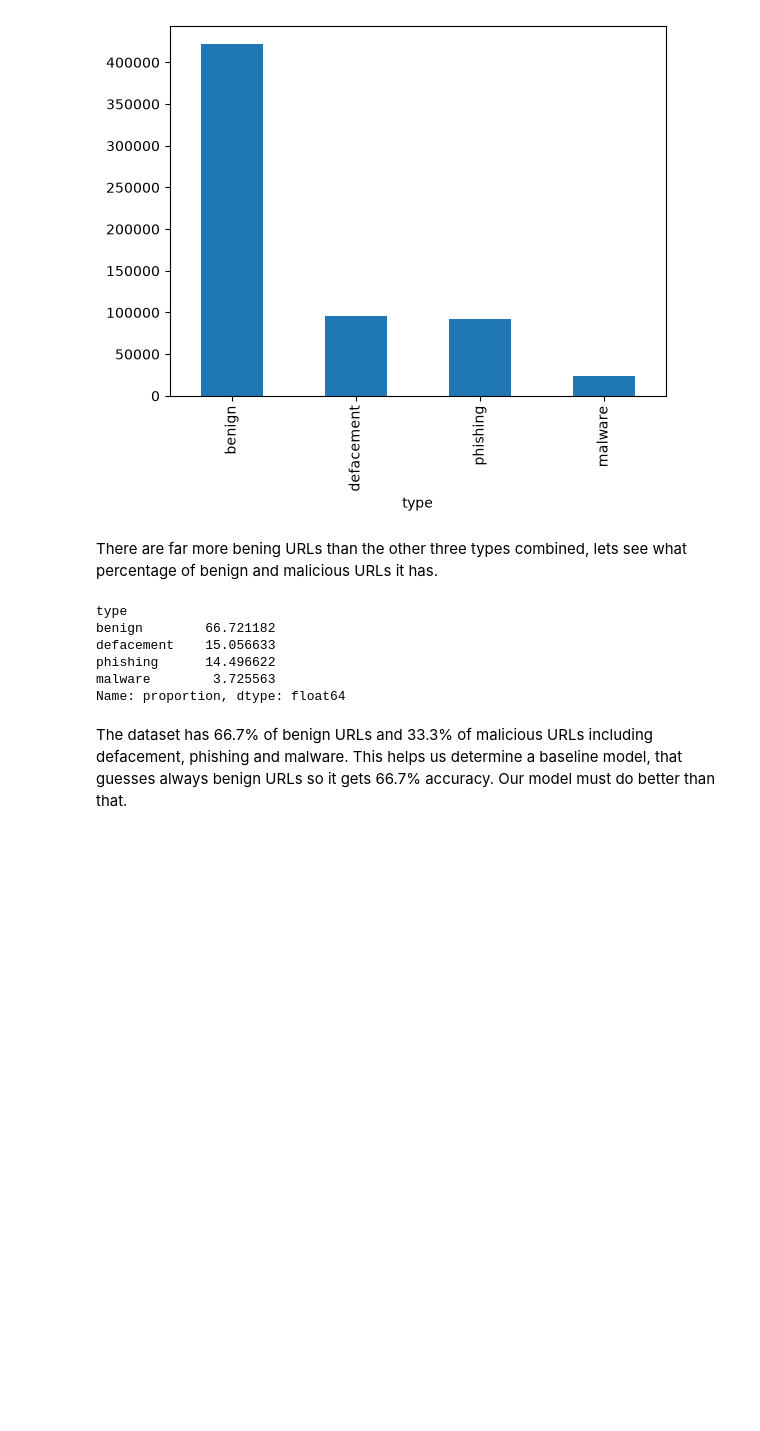
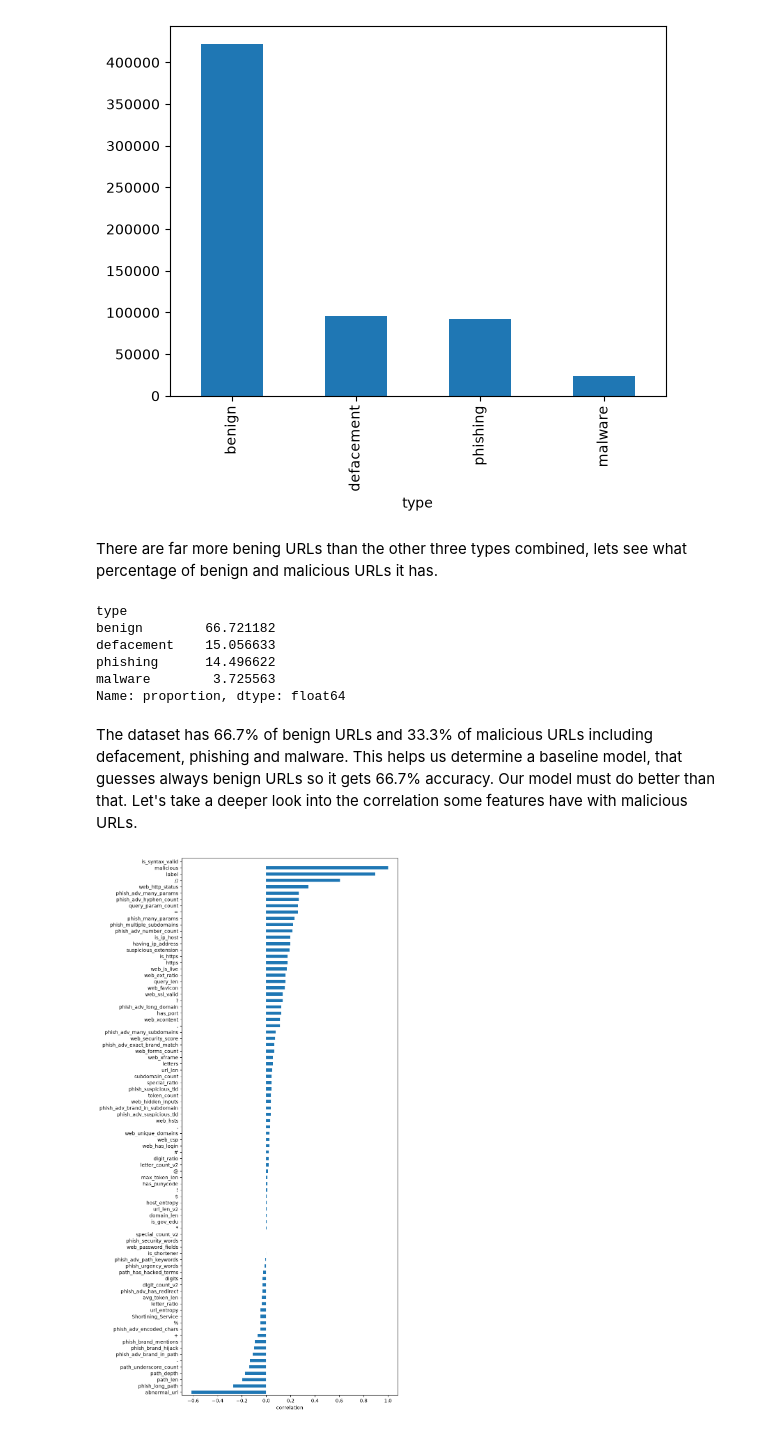
Before and after one commit to JuanCruzRL/url_detection, a Jupyter notebook: src/data_exploration.ipynb, the cells around one changed output. Drawn from its saved outputs; the diff is of its cells as text; code cells hidden in the pictures; blank space fills up the shorter version.

```diff
--- a/src/data_exploration.ipynb
+++ b/src/data_exploration.ipynb
@@ -77,4 +77,13 @@ phishing      14.496622
 malware        3.725563
 Name: proportion, dtype: float64
 # %% [markdown]
-The dataset has 66.7% of benign URLs and 33.3% of malicious URLs including defacement, phishing and malware. This helps us determine a baseline model, that guesses always benign URLs so it gets 66.7% accuracy. Our model must do better than that.
+The dataset has 66.7% of benign URLs and 33.3% of malicious URLs including defacement, phishing and malware. This helps us determine a baseline model, that guesses always benign URLs so it gets 66.7% accuracy. Our model must do better than that. Let's take a deeper look into the correlation some features have with malicious URLs.
+# %%
+df["malicious"] = (df["label"] != 0).astype(int)
+
+corr = df.corr(numeric_only=True)["malicious"].sort_values()
+corr.plot(kind="barh", figsize=(8,20))
+plt.xlabel("correlation")
+plt.show()
+# %% [output]
+[figure, added]
```
Also changed, not shown: parts of 9 cells of this notebook.
